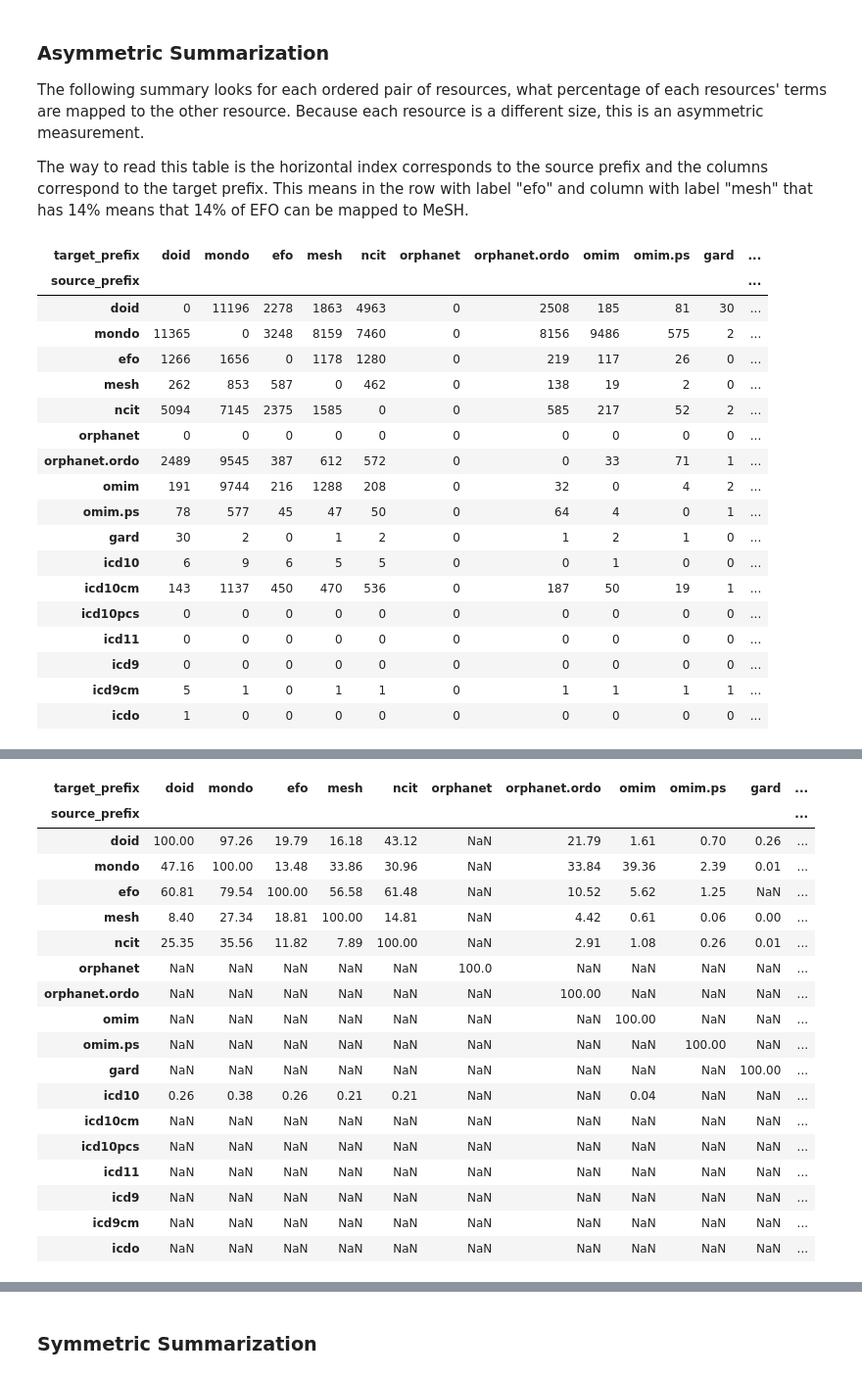
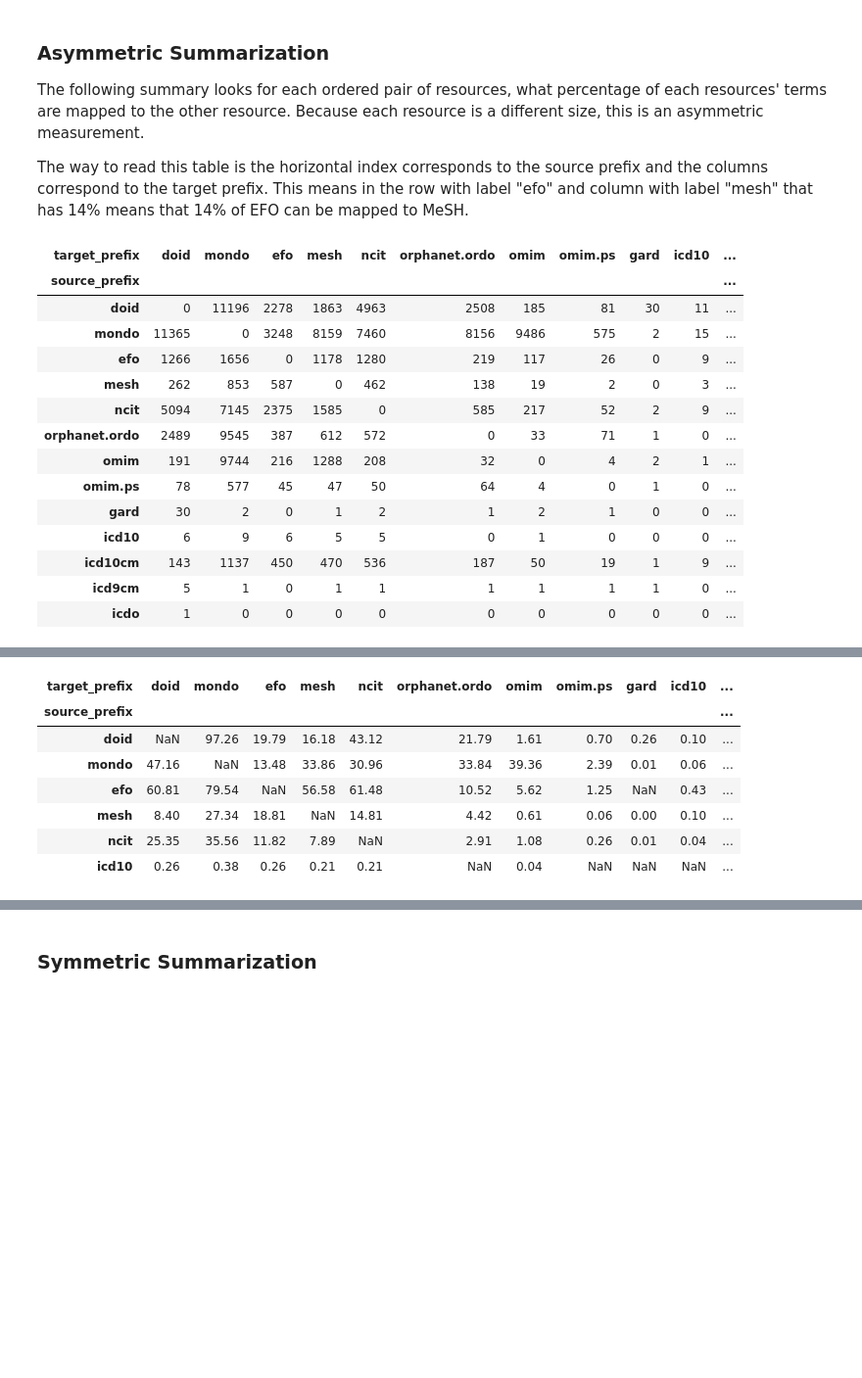
Before and after one commit to biopragmatics/semra, a Jupyter notebook: scripts/Disease Landscape Comparison.ipynb, the cells around one changed output, grey strips where cells are left out. Shown at 98% size. Drawn from its saved outputs; the diff is of its cells as text; code cells hidden in the pictures; blank space fills up the shorter version.

```diff
--- a/scripts/Disease Landscape Comparison.ipynb
+++ b/scripts/Disease Landscape Comparison.ipynb
@@ -132,10 +92,5 @@ index = get_index(mappings, progress=False)
 # %%
-directed = defaultdict(set)
-for s, p, o in index:
-    if p != semra.EXACT_MATCH:
-        continue
-    directed[s.prefix, o.prefix].add(s.identifier)
-    directed[o.prefix, s.prefix].add(o.identifier)
+directed = get_directed_index(mappings)
 # %% [markdown]
 ### Asymmetric Summarization
 
@@ -162,26 +107,22 @@ for (l, r), l_entities in directed.items():
         count = len(l_entities)
     asymmetric_counts[l, r] = count
 
-asymmetric_counts_summary_df = _df(asymmetric_counts, default=0).fillna(0).astype(int)
+asymmetric_counts_summary_df = counter_to_df(asymmetric_counts, priority=CONFIGURATION.priority, default=0).fillna(0).astype(int)
 asymmetric_counts_summary_df
 # %% [output]
-| target_prefix | doid | mondo | efo | mesh | ncit | orphanet | orphanet.ordo | omim | omim.ps | gard | ... |
+| target_prefix | doid | mondo | efo | mesh | ncit | orphanet.ordo | omim | omim.ps | gard | icd10 | ... |
 | source_prefix |  |  |  |  |  |  |  |  |  |  | ... |
-| doid | 0 | 11196 | 2278 | 1863 | 4963 | 0 | 2508 | 185 | 81 | 30 | ... |
-| mondo | 11365 | 0 | 3248 | 8159 | 7460 | 0 | 8156 | 9486 | 575 | 2 | ... |
-| efo | 1266 | 1656 | 0 | 1178 | 1280 | 0 | 219 | 117 | 26 | 0 | ... |
-| mesh | 262 | 853 | 587 | 0 | 462 | 0 | 138 | 19 | 2 | 0 | ... |
-| ncit | 5094 | 7145 | 2375 | 1585 | 0 | 0 | 585 | 217 | 52 | 2 | ... |
-| orphanet | 0 | 0 | 0 | 0 | 0 | 0 | 0 | 0 | 0 | 0 | ... |
-| orphanet.ordo | 2489 | 9545 | 387 | 612 | 572 | 0 | 0 | 33 | 71 | 1 | ... |
-| omim | 191 | 9744 | 216 | 1288 | 208 | 0 | 32 | 0 | 4 | 2 | ... |
-| omim.ps | 78 | 577 | 45 | 47 | 50 | 0 | 64 | 4 | 0 | 1 | ... |
-| gard | 30 | 2 | 0 | 1 | 2 | 0 | 1 | 2 | 1 | 0 | ... |
-| icd10 | 6 | 9 | 6 | 5 | 5 | 0 | 0 | 1 | 0 | 0 | ... |
-| icd10cm | 143 | 1137 | 450 | 470 | 536 | 0 | 187 | 50 | 19 | 1 | ... |
-| icd10pcs | 0 | 0 | 0 | 0 | 0 | 0 | 0 | 0 | 0 | 0 | ... |
-| icd11 | 0 | 0 | 0 | 0 | 0 | 0 | 0 | 0 | 0 | 0 | ... |
-| icd9 | 0 | 0 | 0 | 0 | 0 | 0 | 0 | 0 | 0 | 0 | ... |
-| icd9cm | 5 | 1 | 0 | 1 | 1 | 0 | 1 | 1 | 1 | 1 | ... |
+| doid | 0 | 11196 | 2278 | 1863 | 4963 | 2508 | 185 | 81 | 30 | 11 | ... |
+| mondo | 11365 | 0 | 3248 | 8159 | 7460 | 8156 | 9486 | 575 | 2 | 15 | ... |
+| efo | 1266 | 1656 | 0 | 1178 | 1280 | 219 | 117 | 26 | 0 | 9 | ... |
+| mesh | 262 | 853 | 587 | 0 | 462 | 138 | 19 | 2 | 0 | 3 | ... |
+| ncit | 5094 | 7145 | 2375 | 1585 | 0 | 585 | 217 | 52 | 2 | 9 | ... |
+| orphanet.ordo | 2489 | 9545 | 387 | 612 | 572 | 0 | 33 | 71 | 1 | 0 | ... |
+| omim | 191 | 9744 | 216 | 1288 | 208 | 32 | 0 | 4 | 2 | 1 | ... |
+| omim.ps | 78 | 577 | 45 | 47 | 50 | 64 | 4 | 0 | 1 | 0 | ... |
+| gard | 30 | 2 | 0 | 1 | 2 | 1 | 2 | 1 | 0 | 0 | ... |
+| icd10 | 6 | 9 | 6 | 5 | 5 | 0 | 1 | 0 | 0 | 0 | ... |
+| icd10cm | 143 | 1137 | 450 | 470 | 536 | 187 | 50 | 19 | 1 | 9 | ... |
+| icd9cm | 5 | 1 | 0 | 1 | 1 | 1 | 1 | 1 | 1 | 0 | ... |
 | icdo | 1 | 0 | 0 | 0 | 0 | 0 | 0 | 0 | 0 | 0 | ... |
 # %%
@@ -216,29 +132,18 @@ SVG(_graph_svg(asymmetric_counts, cutoff=5))
 # %%
 asymmetric = {}
 for (l, r), count in asymmetric_counts.items():
     denominator = len(terms.get(l, []))
     asymmetric[l, r] = count / denominator if denominator > 0 else None
 
-asymmetric_summary_df = _df(asymmetric)
+asymmetric_summary_df = counter_to_df(asymmetric, priority=CONFIGURATION.priority)
 (asymmetric_summary_df * 100).round(2)
 # %% [output]
-| target_prefix | doid | mondo | efo | mesh | ncit | orphanet | orphanet.ordo | omim | omim.ps | gard | ... |
+| target_prefix | doid | mondo | efo | mesh | ncit | orphanet.ordo | omim | omim.ps | gard | icd10 | ... |
 | source_prefix |  |  |  |  |  |  |  |  |  |  | ... |
-| doid | 100.00 | 97.26 | 19.79 | 16.18 | 43.12 | NaN | 21.79 | 1.61 | 0.70 | 0.26 | ... |
-| mondo | 47.16 | 100.00 | 13.48 | 33.86 | 30.96 | NaN | 33.84 | 39.36 | 2.39 | 0.01 | ... |
-| efo | 60.81 | 79.54 | 100.00 | 56.58 | 61.48 | NaN | 10.52 | 5.62 | 1.25 | NaN | ... |
-| mesh | 8.40 | 27.34 | 18.81 | 100.00 | 14.81 | NaN | 4.42 | 0.61 | 0.06 | 0.00 | ... |
-| ncit | 25.35 | 35.56 | 11.82 | 7.89 | 100.00 | NaN | 2.91 | 1.08 | 0.26 | 0.01 | ... |
-| orphanet | NaN | NaN | NaN | NaN | NaN | 100.0 | NaN | NaN | NaN | NaN | ... |
-| orphanet.ordo | NaN | NaN | NaN | NaN | NaN | NaN | 100.00 | NaN | NaN | NaN | ... |
-| omim | NaN | NaN | NaN | NaN | NaN | NaN | NaN | 100.00 | NaN | NaN | ... |
-| omim.ps | NaN | NaN | NaN | NaN | NaN | NaN | NaN | NaN | 100.00 | NaN | ... |
-| gard | NaN | NaN | NaN | NaN | NaN | NaN | NaN | NaN | NaN | 100.00 | ... |
-| icd10 | 0.26 | 0.38 | 0.26 | 0.21 | 0.21 | NaN | NaN | 0.04 | NaN | NaN | ... |
-| icd10cm | NaN | NaN | NaN | NaN | NaN | NaN | NaN | NaN | NaN | NaN | ... |
-| icd10pcs | NaN | NaN | NaN | NaN | NaN | NaN | NaN | NaN | NaN | NaN | ... |
-| icd11 | NaN | NaN | NaN | NaN | NaN | NaN | NaN | NaN | NaN | NaN | ... |
-| icd9 | NaN | NaN | NaN | NaN | NaN | NaN | NaN | NaN | NaN | NaN | ... |
-| icd9cm | NaN | NaN | NaN | NaN | NaN | NaN | NaN | NaN | NaN | NaN | ... |
-| icdo | NaN | NaN | NaN | NaN | NaN | NaN | NaN | NaN | NaN | NaN | ... |
+| doid | NaN | 97.26 | 19.79 | 16.18 | 43.12 | 21.79 | 1.61 | 0.70 | 0.26 | 0.10 | ... |
+| mondo | 47.16 | NaN | 13.48 | 33.86 | 30.96 | 33.84 | 39.36 | 2.39 | 0.01 | 0.06 | ... |
+| efo | 60.81 | 79.54 | NaN | 56.58 | 61.48 | 10.52 | 5.62 | 1.25 | NaN | 0.43 | ... |
+| mesh | 8.40 | 27.34 | 18.81 | NaN | 14.81 | 4.42 | 0.61 | 0.06 | 0.00 | 0.10 | ... |
+| ncit | 25.35 | 35.56 | 11.82 | 7.89 | NaN | 2.91 | 1.08 | 0.26 | 0.01 | 0.04 | ... |
+| icd10 | 0.26 | 0.38 | 0.26 | 0.21 | 0.21 | NaN | 0.04 | NaN | NaN | NaN | ... |
 # %%
```
Also changed, not shown: parts of 15 cells of this notebook, 5 other files.
